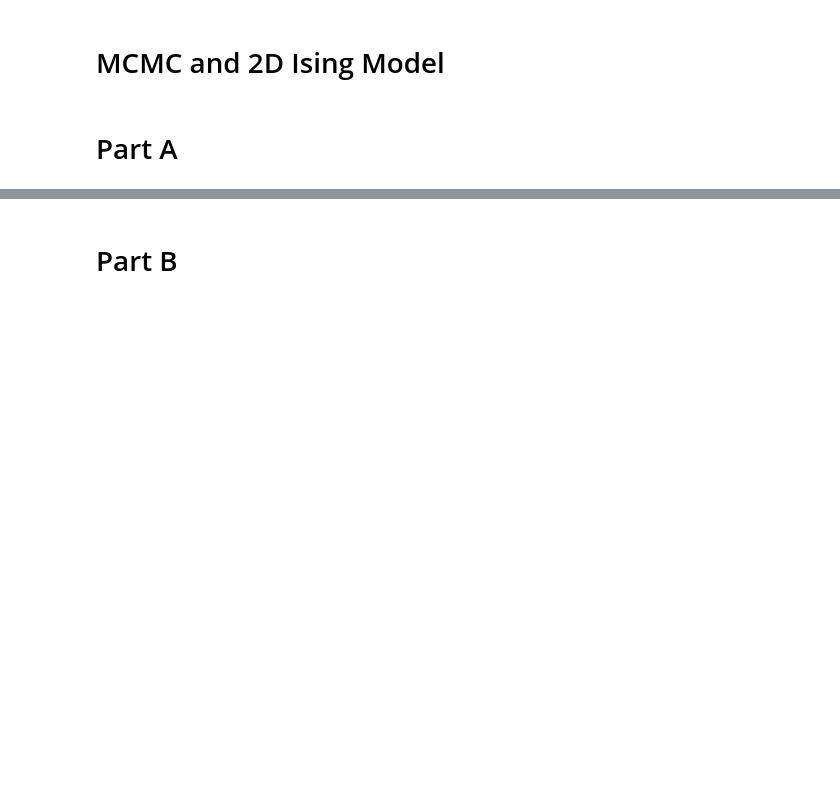
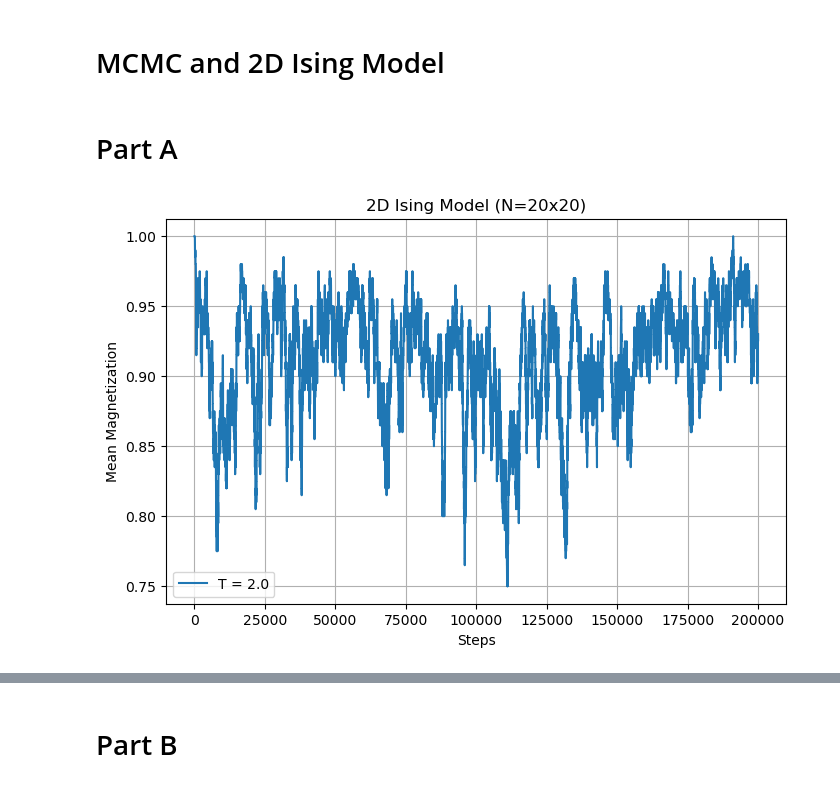
Before and after one commit to trevin-lee/ucsd_phys_142, a Jupyter notebook: Assignments/assignment_03/assignment_03.ipynb, the cells around one changed output, grey strips where cells are left out. Drawn from its saved outputs; the diff is of its cells as text; code cells hidden in the pictures; blank space fills up the shorter version.

```diff
--- a/Assignments/assignment_03/assignment_03.ipynb
+++ b/Assignments/assignment_03/assignment_03.ipynb
@@ -292,10 +296,21 @@ def run_ising_simulation(N=20, T=2.0, sweeps=20000, init='random', burn_in=5000,
 # %% [markdown]
 # Part A
 # %%
+T = 2.0
+steps = 200000
 N = 20
-sweeps = 20000
 burn_in = 5000
 
-T = 2.0
-
-mags_T = run_ising_simulation(N=N, T=T, sweeps=sweeps, init='random', burn_in=burn_in)
+mean_magnitization = run_ising_simulation(N=N, T=T, steps=steps, init='up', burn_in=burn_in)
+# %%
+
+plt.figure(figsize=(8,5))
+plt.plot(mean_magnitization, label=f"T = {T}")
+plt.xlabel("Steps")
+plt.ylabel("Mean Magnetization")
+plt.title("2D Ising Model (N=20x20)")
+plt.grid(True)
+plt.legend()
+plt.show()
+# %% [output]
+[figure, added]
```
Also changed, not shown: parts of 8 cells of this notebook.
